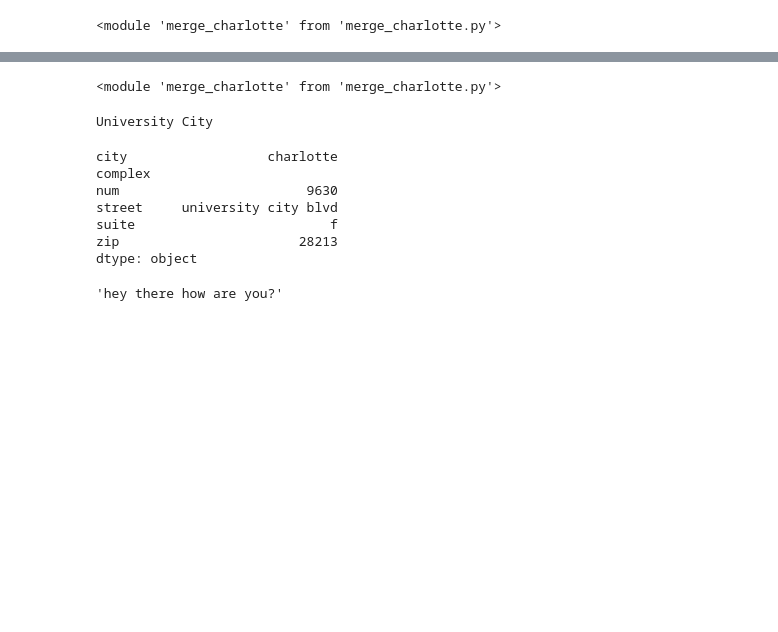
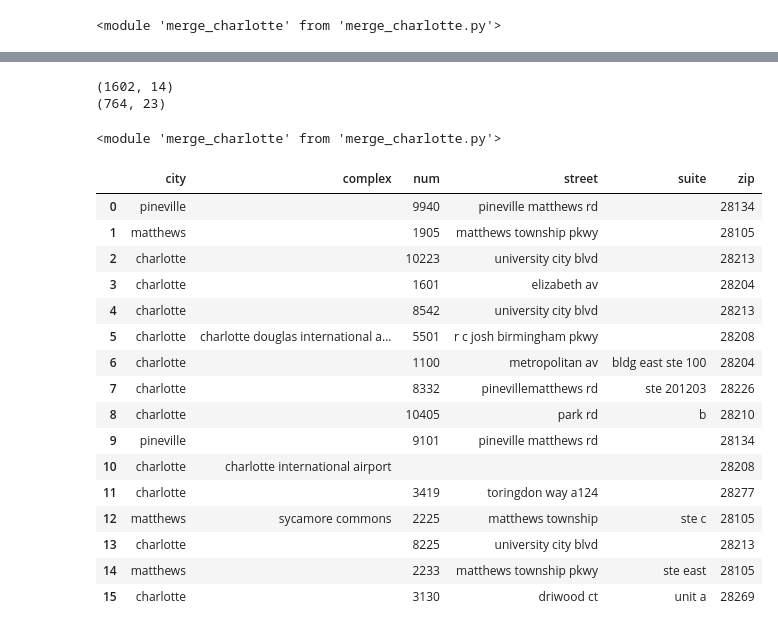
Before and after one commit to tbackes/yelp-health, a Jupyter notebook: code/yelp-EDA.ipynb, the cells around one changed output, grey strips where cells are left out. Saved outputs shown, nothing was run; the diff lists cells and outputs as text; code cells hidden in the pictures; blank space fills up the shorter version.

```diff
--- a/code/yelp-EDA.ipynb
+++ b/code/yelp-EDA.ipynb
@@ -304,21 +322,43 @@ temp_fuzz3.loc[temp_fuzz3.id_==166283,['full_address','business_id']]
+# %%
+print H_x3.shape
+print B_x3.shape
+# %% [output]
+(1602, 14)
+(764, 23)
 # %%
 reload(lib)
 # %% [output]
 <module 'merge_charlotte' from 'merge_charlotte.py'>
-# %%
-a = u'9630 University City Blvd\nSte F\nUniversity City\nCharlotte, NC 28213'
-lib.parse_address(a,['University City'])
-# %% [output]
-University City
-city                  charlotte
-complex
-num                        9630
-street     university city blvd
-suite                         f
-zip                       28213
-dtype: object
-# %%
-a = 'hey  there how  \n are  you?'
-re.sub('\s+',' ',a)
-# %% [output]
-'hey there how are you?'
+# %%
+b_list = [129641,129644,129560,151433,127252,128514,128700,124251,128677,130023,123415,
+          126428,126920,160381,123786,124262,127957,144402]
+bad_list = ['lmY05KHoqyFZjGsuHYx-HQ', 'SNqqdZNsC1w8mL15SHJEWw',
+            'WjVUvwDBosUunBm3uY-pyA', 'cE8IX3c8V47cBou08KsklA',
+            'T1jYZFB_7cqdhuvzpxfFWQ', 'yvNnNl1DqVRmVuvCBytxuw',
+            '4jl0_Ny3wForCqs06DRzRg', 'tZ1FVdbAna3lUL5LGcAa_Q',
+            'cEtlUnEBXDPsFHhhou27tw', 'RguKChB4sdPwYA_1_S6JMg',
+            'HKwlJatD3lZjzmF8n_9dNA', 'mH3fUPIdmh5ybrmD48pJkQ',
+            '6ZtftjQ18WUN3-IW_yA3tQ', 'Iu0ElolxFlhCKimijFTPNw',
+            'h2fqHWVr6jmjqpwr3gELzg', 'JF4Ge_KqznXoZ-zmk_veQw']
+bad_ind = B_NC.business_id.isin(bad_list)
+b_ind = NC.id_.isin(b_list)
+# %%
+pd.Series(zip(B_NC[bad_ind].full_address, B_NC[bad_ind].neighborhoods)).apply(lambda x: lib.parse_address(*x))
+# %% [output]
+|  | city | complex | num | street | suite | zip |
+| 0 | pineville |  | 9940 | pineville matthews rd |  | 28134 |
+| 1 | matthews |  | 1905 | matthews township pkwy |  | 28105 |
+| 2 | charlotte |  | 10223 | university city blvd |  | 28213 |
+| 3 | charlotte |  | 1601 | elizabeth av |  | 28204 |
+| 4 | charlotte |  | 8542 | university city blvd |  | 28213 |
+| 5 | charlotte | charlotte douglas international a... | 5501 | r c josh birmingham pkwy |  | 28208 |
+| 6 | charlotte |  | 1100 | metropolitan av | bldg east ste 100 | 28204 |
+| 7 | charlotte |  | 8332 | pinevillematthews rd | ste 201203 | 28226 |
+| 8 | charlotte |  | 10405 | park rd | b | 28210 |
+| 9 | pineville |  | 9101 | pineville matthews rd |  | 28134 |
+| 10 | charlotte | charlotte international airport |  |  |  | 28208 |
+| 11 | charlotte |  | 3419 | toringdon way a124 |  | 28277 |
+| 12 | matthews | sycamore commons | 2225 | matthews township | ste c | 28105 |
+| 13 | charlotte |  | 8225 | university city blvd |  | 28213 |
+| 14 | matthews |  | 2233 | matthews township pkwy | ste east | 28105 |
+| 15 | charlotte |  | 3130 | driwood ct | unit a | 28269 |
```
Also changed, not shown: parts of 20 cells of this notebook, 1 other file.
